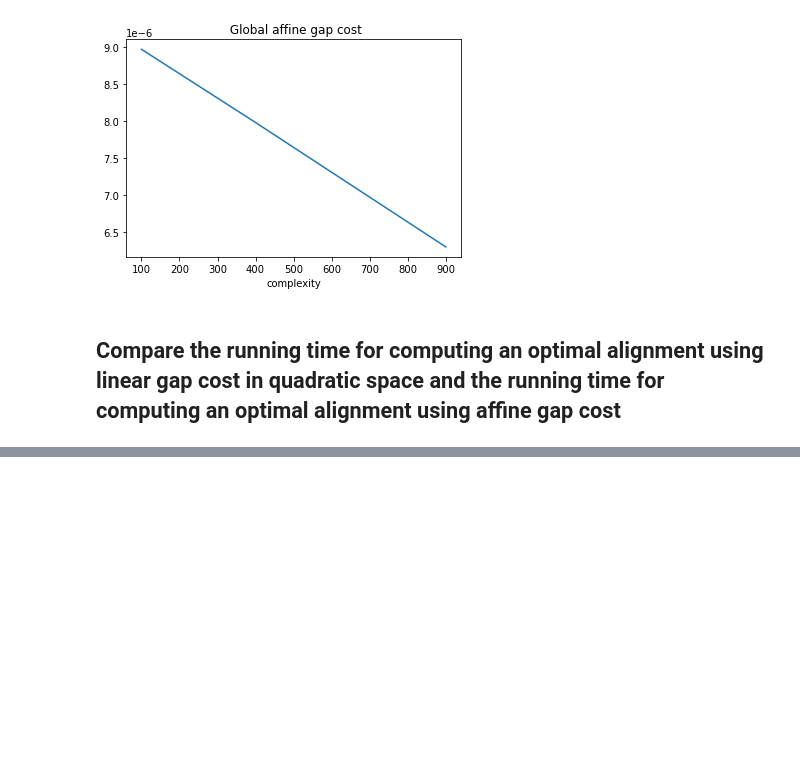
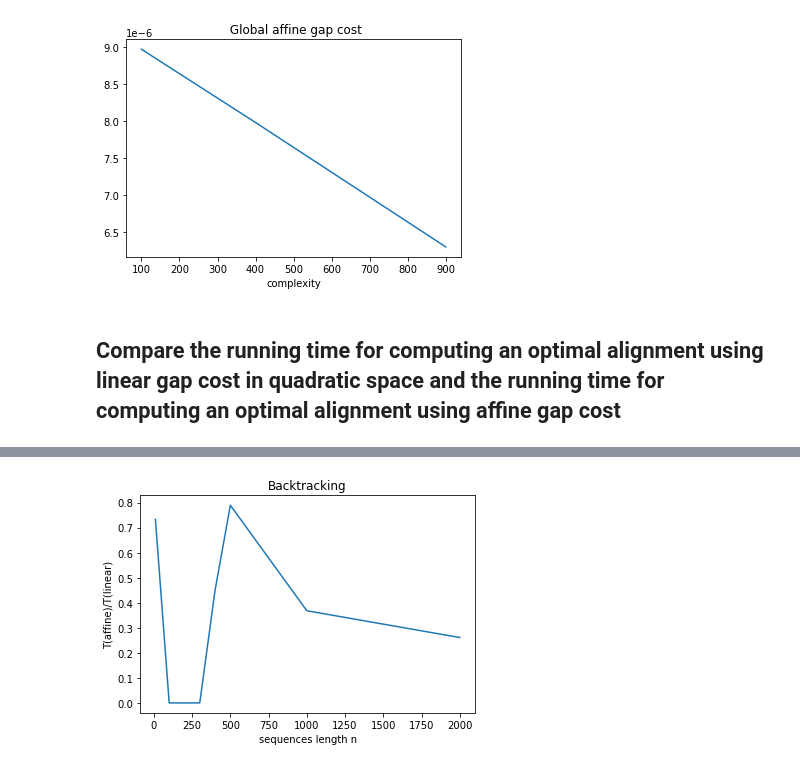
Before and after one commit to alzbetasrutkova/AiB_projects, a Jupyter notebook: Project2/project2_Lena.ipynb, the cells around one changed output, grey strips where cells are left out. Drawn from its saved outputs; the diff is of its cells as text; code cells hidden in the pictures; blank space fills up the shorter version.

```diff
--- a/Project2/project2_Lena.ipynb
+++ b/Project2/project2_Lena.ipynb
@@ -484,0 +526,11 @@ plt.show()
+# %%
+# Plot the ratio
+xs = [10,100,200,300,400,500,1000,2000]
+ys = list(ratio_mean_times[n] for n in Ns)
+plt.plot(xs, ys)
+plt.xlabel("sequences length n")
+plt.ylabel("T(affine)/T(linear)")
+plt.title("Backtracking")
+plt.savefig("Ratio_affine_linear")
+# %% [output]
+[figure, added]
```
Also changed, not shown: parts of 11 cells of this notebook.
